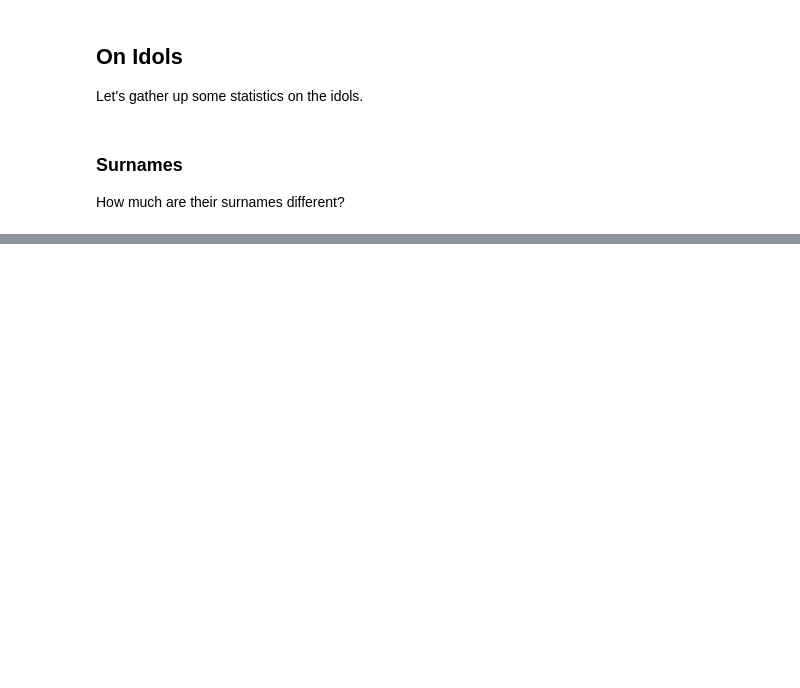
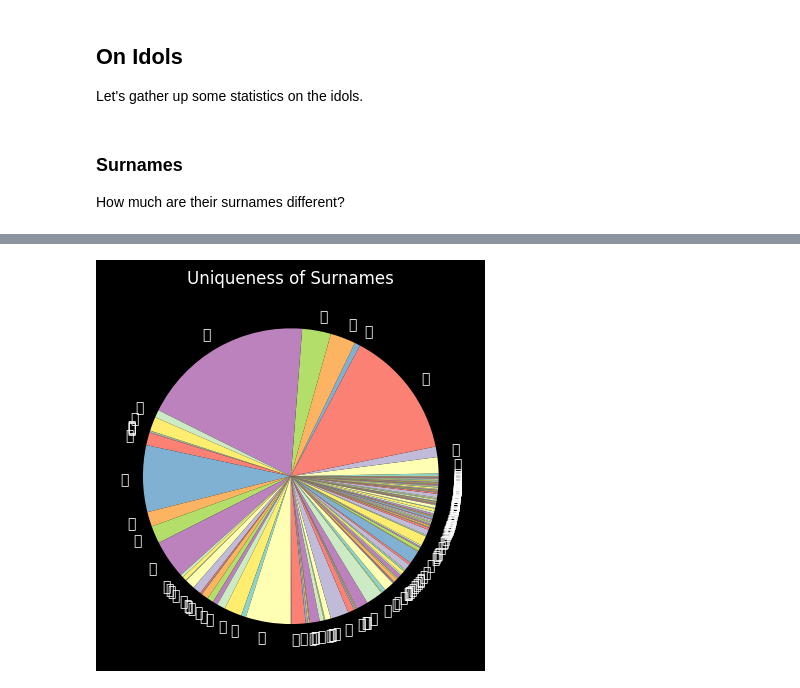
Before and after one commit to buzz-lightsnack-2007/analyzing-KPop, a Jupyter notebook: main.IPyNB, the cells around one changed output, grey strips where cells are left out. Drawn from its saved outputs; the diff is of its cells as text; code cells hidden in the pictures; blank space fills up the shorter version.

```diff
--- a/main.IPyNB
+++ b/main.IPyNB
@@ -105,11 +106,12 @@ def data_convert(data_source):
 
 		Parameters:
 			data_source: (str)the CSV file
-		Returns: pandas dataframe
+		Returns: dictionary of data
 	"""
 
 	# Convert to pandas data frame.
-	data = pandas.read_csv(data_source)
+	data_table = pandas.read_csv(data_source)
+	data = data_table.to_dict('list')
 
 	# Return the data frame.
 	return(data)
@@ -163,7 +165,7 @@ Let's gather up some statistics on the idols.
 ### Surnames
 How much are their surnames different?
 # %%
-def name_extract(name, section = 1):
+def name_extract(name = str, section = 1):
 	"""
 		Extract the specified part of the name following the East Asian naming format, which always has surnames at the front.
 
@@ -186,29 +188,98 @@ def name_extract(name, section = 1):
 	else:
 		return(name)
 
+def analyze_surnames_unique(dataset):
+	"""
+		Count the unique surnames. (This should only be used in analyze_surnames().)
+
+		Parameters:
+			dataset: the dataset containing names
+		Returns: (dict) count of unique surnames
+	"""
+
+	# Create variable for dataset.
+	data_unique = {'surname': [], 'count': [], 'percentage': []}
+
+	# Get the count.
+	data_unique_count = collections.Counter(dataset)
+
+	# Get the percentages.
+	data_unique_count_percentages = {}
+	for surname in sorted(data_unique_count.keys()):
+		data_unique_count_percentages[surname] = (data_unique_count[surname] / len(dataset))
+
+	# Consolidate the data.
+	for surname in data_unique_count.keys():
+		data_unique['surname'].append(surname)
+		data_unique['count'].append(data_unique_count[surname])
+		data_unique['percentage'].append(data_unique_count_percentages[surname])
+
+	# Convert to pandas and display it.
+	data_unique_df = pandas.DataFrame(data_unique)
+
+	# Print the cleaned dataframe.
+	print(data_unique_df)
+
+	# Return the data.
+	return(data_unique_count)
+
+def analyze_surnames_graphs(dataset):
+	"""
+		Create the graphs for analyze_surnames().
+
+		Parameters:
+			dataset: (dict) the dataset containing the count per surname
+		Returns: none
+	"""
+
+	# Importing modules
+	import matplotlib.pyplot as plt
+
+    # The metadata
+	metadata_name = "Uniqueness of Surnames"
+
+    # Configure the graph using the metadata
+	plt.title(metadata_name)
+
+	# Create the graph.
+	plt.pie(list(dataset.values()), labels=list(dataset.keys()))
+
+	# Display and save the graph.
+	plt.show()
+	plt.savefig("output/Surnames.pdf")
+
 def analyze_surnames(dataset, column_name_key):
 	"""
 		Analyze the surnames following the East Asian naming format.
 
 		Parameters:
-			dataset: (pandas dataframe) the dataset containing names
+			dataset: the dataset containing names
 			column_name_key: (str) the key of the column containing the names
 		Returns: none
 	"""
 
 	# Get the specific data.
-	names_data = dataset[column_name_key]
+	names = dataset[column_name_key]
 
-	# Convert the values to a list.
-	names = names_data.values.tolist()
-
-	# Create placeholder for surnames list.
+	# Create the placeholder for the names.
 	names_surnames = []
 
 	# Extract the surnames.
-	for index in range(len(names)):
-		print(names[index][0])
+	for name in names:
+		# Some names are not defined. Catch it if that occurs.
+		try:
+			names_surnames.append(str(name[0]))
+		except:
+			# Skip the name.
+			pass
 
+	# Count unique.
+	names_unique = analyze_surnames_unique(names_surnames)
+
+	# Draw the graphs.
+	analyze_surnames_graphs(names_unique)
+
+	# Return the output.
 	return(names_surnames)
 
 analyze_surnames(database['kpop_idols'], 'Korean Name')
@@ -233,0 +318 @@ TypeError: 'float' object is not subscriptable
+[figure, added]
```
Also changed, not shown: parts of 3 cells of this notebook.
